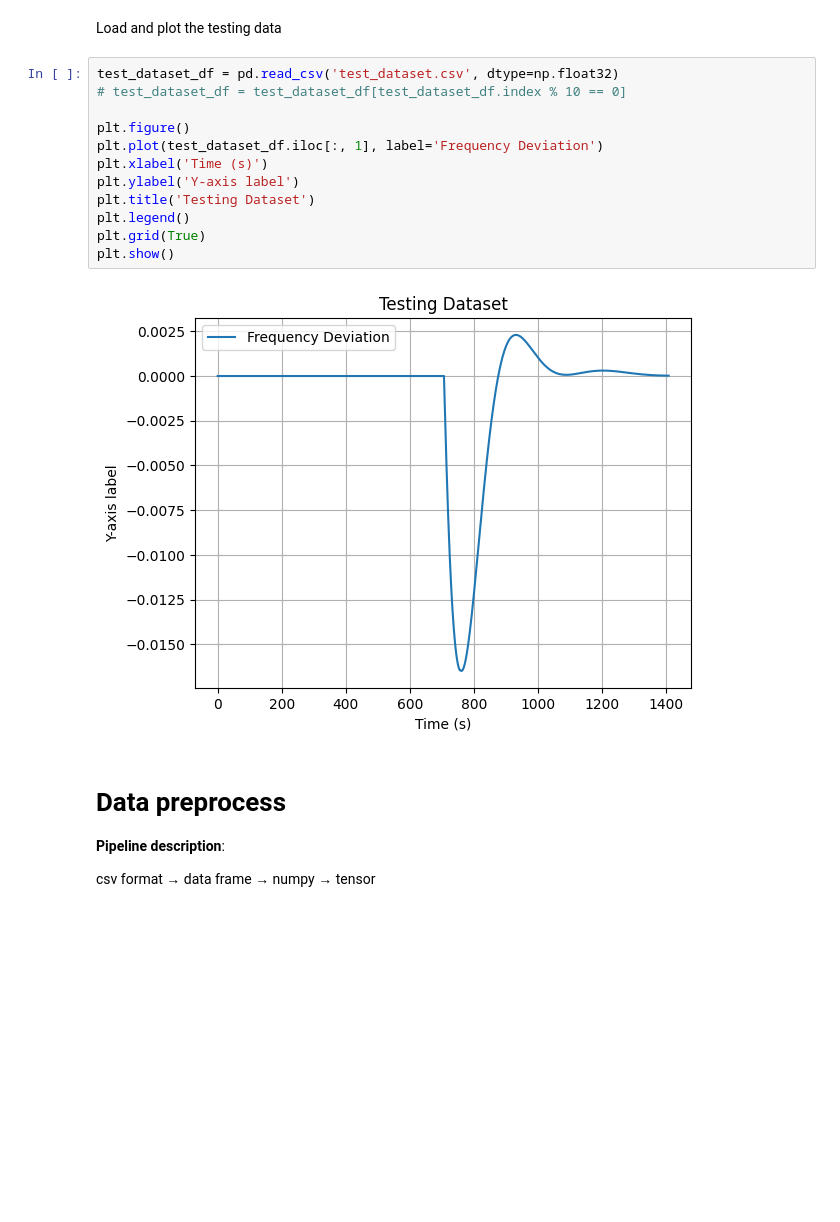
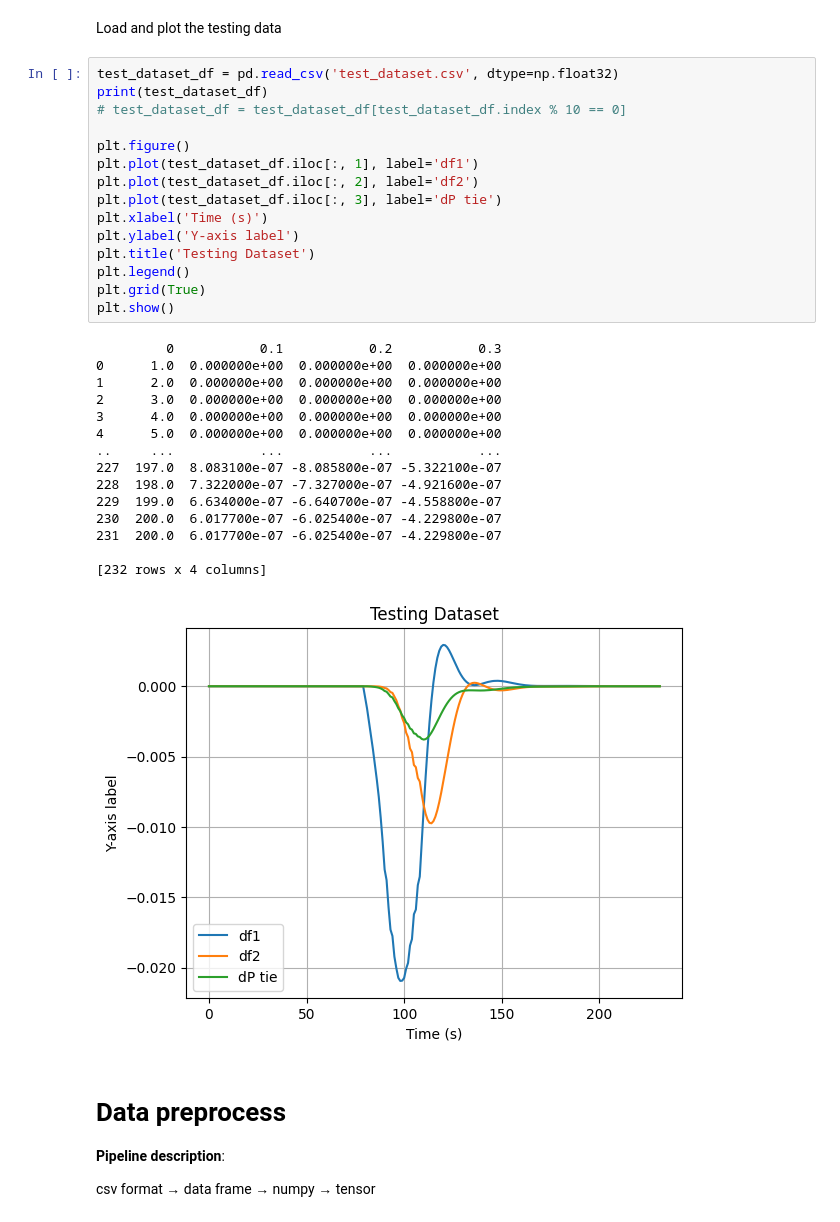
Before and after one commit to Siarzis/ai-tutor, a Jupyter notebook: agc_attack_detection_autoencoder.ipynb, the cells around one changed output. Saved outputs shown, nothing was run; the diff lists cells and outputs as text; blank space fills up the shorter version.

```diff
--- a/agc_attack_detection_autoencoder.ipynb
+++ b/agc_attack_detection_autoencoder.ipynb
@@ -52,18 +52,35 @@ plt.show()
 Load and plot the testing data
 # %%
 test_dataset_df = pd.read_csv('test_dataset.csv', dtype=np.float32)
+print(test_dataset_df)
 # test_dataset_df = test_dataset_df[test_dataset_df.index % 10 == 0]
 
 plt.figure()
-plt.plot(test_dataset_df.iloc[:, 1], label='Frequency Deviation')
+plt.plot(test_dataset_df.iloc[:, 1], label='df1')
+plt.plot(test_dataset_df.iloc[:, 2], label='df2')
+plt.plot(test_dataset_df.iloc[:, 3], label='dP tie')
 plt.xlabel('Time (s)')
 plt.ylabel('Y-axis label')
 plt.title('Testing Dataset')
 plt.legend()
 plt.grid(True)
 plt.show()
 # %% [output]
+         0           0.1           0.2           0.3
+0      1.0  0.000000e+00  0.000000e+00  0.000000e+00
+1      2.0  0.000000e+00  0.000000e+00  0.000000e+00
+2      3.0  0.000000e+00  0.000000e+00  0.000000e+00
+3      4.0  0.000000e+00  0.000000e+00  0.000000e+00
+4      5.0  0.000000e+00  0.000000e+00  0.000000e+00
+..     ...           ...           ...           ...
+227  197.0  8.083100e-07 -8.085800e-07 -5.322100e-07
+228  198.0  7.322000e-07 -7.327000e-07 -4.921600e-07
+229  199.0  6.634000e-07 -6.640700e-07 -4.558800e-07
+230  200.0  6.017700e-07 -6.025400e-07 -4.229800e-07
+231  200.0  6.017700e-07 -6.025400e-07 -4.229800e-07
+
+[232 rows x 4 columns]
-[figure, old version]
+[figure, new version]
 # %% [markdown]
 # Data preprocess
 
```
Also changed, not shown: parts of 8 cells of this notebook.
